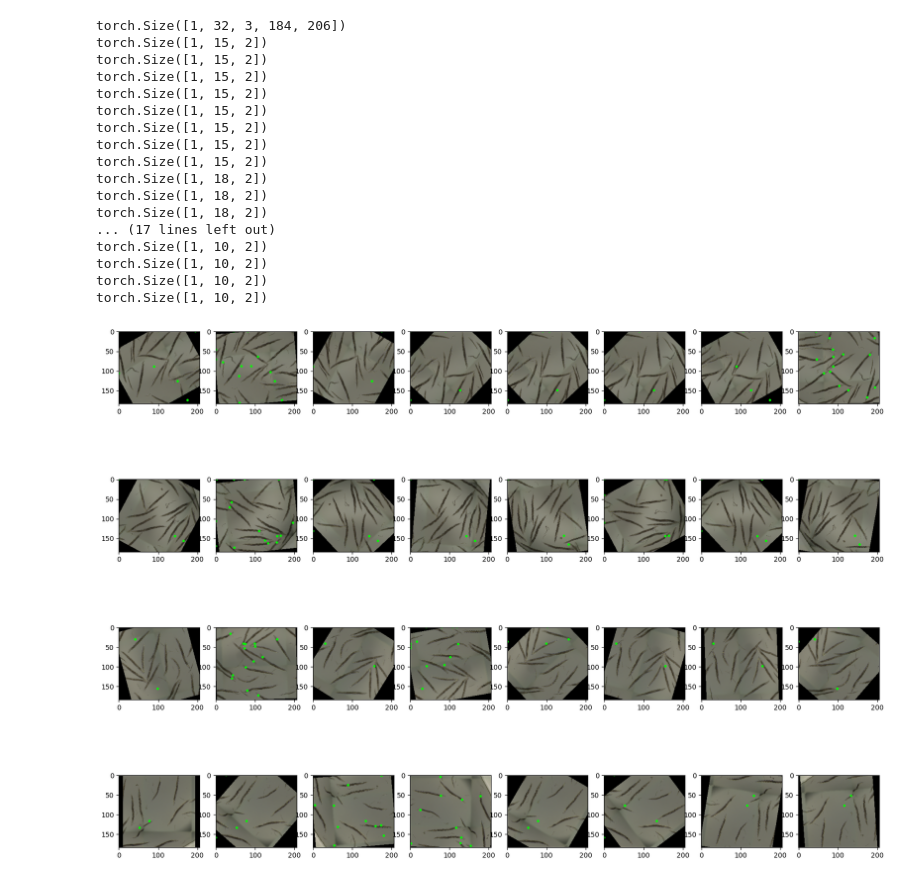
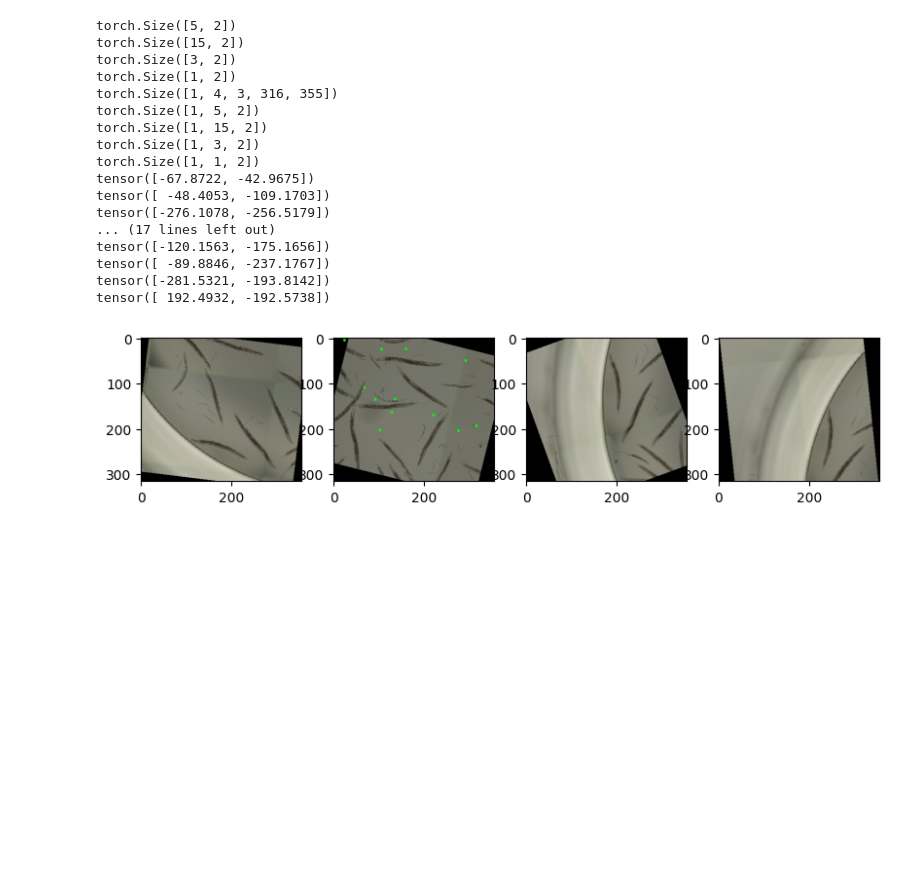
Before and after one commit to sposhiy33/WormCounting, a Jupyter notebook: crowd_datasets/WORM/imgviz.ipynb, the cells around one changed output. Cells and saved outputs as stored; diff of their text form; code cells hidden in the pictures; blank space fills up the shorter version.

```diff
--- a/crowd_datasets/WORM/imgviz.ipynb
+++ b/crowd_datasets/WORM/imgviz.ipynb
@@ -14,44 +14,43 @@ from loading_data import loading_data
 # %%
-transform = transforms.ToTensor()
-
-train_set, val_set = loading_data("/home/sposhiya/Documents/TumorAI/CrowdCounting-P2PNet/dataroot/resize_multiclass", transform)
+train_set, val_set = load_viz_data("/home/sposhiya/Documents/TumorAI/CrowdCounting-P2PNet/dataroot/resize_multiclass")
 
 dataloader_train = DataLoader(train_set, batch_size=1)
 
 example = next(iter(dataloader_train))
 img, target = example
 
 print(img.size())
 for tar in target:
     print(tar["point"].size())
 
 # actual viz
 fig = plt.figure(figsize=(20, 15))
 img = img.squeeze(0)
 for i, image in enumerate(img):
 
     image = functional.to_pil_image(image)
     for z in range(target[i]["point"].size()[1]):
         point = target[i]["point"][0][z]
+        print(point)
         image = cv2.circle(np.array(image), (int(point[0]), int(point[1])), 3, (0,255,0), -1)
     fig.add_subplot(4,8,i+1)
     plt.imshow(image)
 # %% [output]
-torch.Size([1, 32, 3, 184, 206])
+torch.Size([5, 2])
+torch.Size([15, 2])
+torch.Size([3, 2])
+torch.Size([1, 2])
+torch.Size([1, 4, 3, 316, 355])
+torch.Size([1, 5, 2])
 torch.Size([1, 15, 2])
-torch.Size([1, 15, 2])
-torch.Size([1, 15, 2])
-torch.Size([1, 15, 2])
-torch.Size([1, 15, 2])
-torch.Size([1, 15, 2])
-torch.Size([1, 15, 2])
-torch.Size([1, 15, 2])
-torch.Size([1, 18, 2])
-torch.Size([1, 18, 2])
-torch.Size([1, 18, 2])
+torch.Size([1, 3, 2])
+torch.Size([1, 1, 2])
+tensor([-67.8722, -42.9675])
+tensor([ -48.4053, -109.1703])
+tensor([-276.1078, -256.5179])
 ... (17 lines left out)
-torch.Size([1, 10, 2])
-torch.Size([1, 10, 2])
-torch.Size([1, 10, 2])
-torch.Size([1, 10, 2])
+tensor([-120.1563, -175.1656])
+tensor([ -89.8846, -237.1767])
+tensor([-281.5321, -193.8142])
+tensor([ 192.4932, -192.5738])
-[figure, old version]
+[figure, new version]
```
Also changed, not shown: parts of 1 cell of this notebook, 7 other files.
